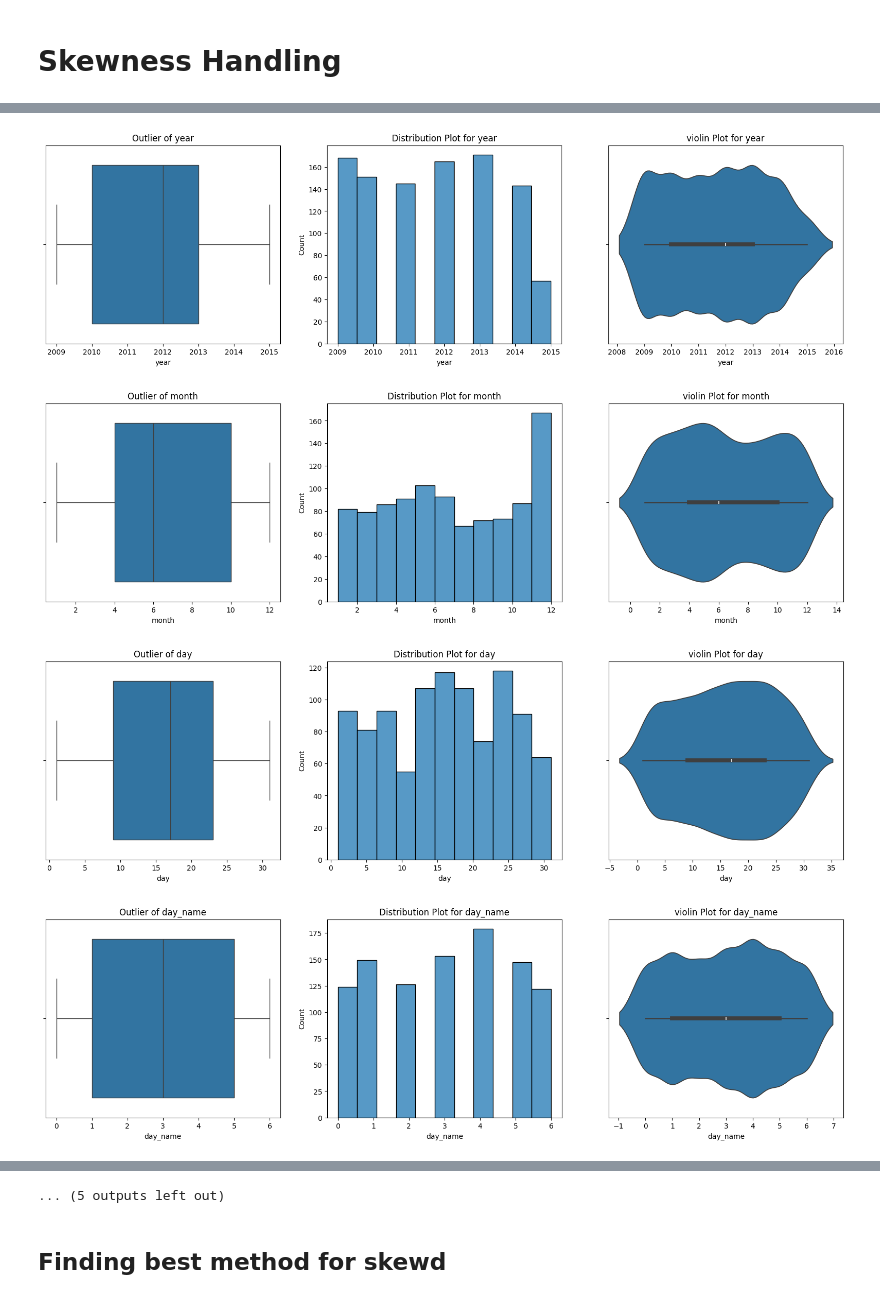
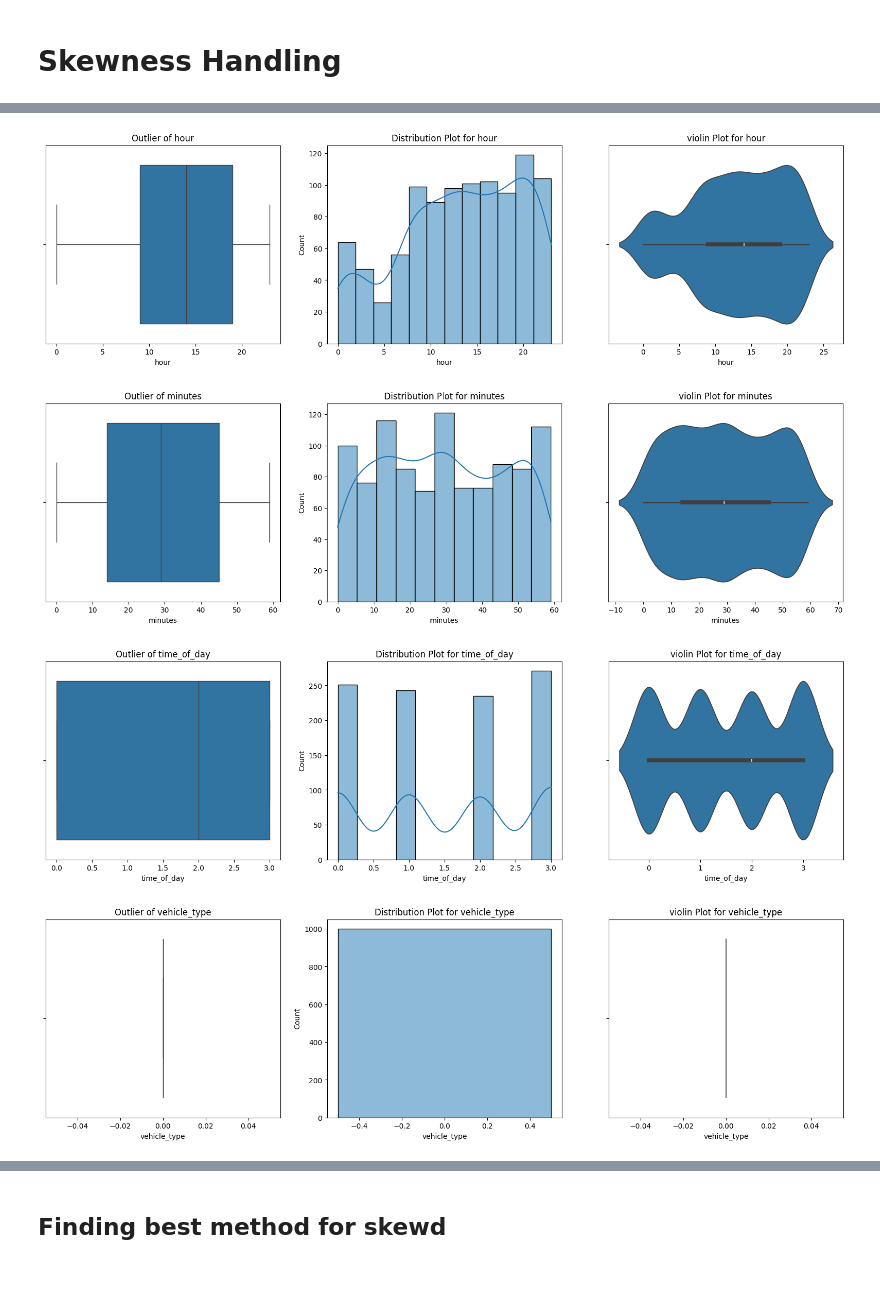
Before and after one commit to AJAYVISWA22/Uber-Fare-Prediction, a Jupyter notebook: Data_EXP.ipynb, the cells around one changed output, grey strips where cells are left out. Drawn from its saved outputs; the diff is of its cells as text; code cells hidden in the pictures.

```diff
--- a/Data_EXP.ipynb
+++ b/Data_EXP.ipynb
@@ -584,0 +873,5 @@ df_null.describe().T
+# %%
+for i in ['fare_amount', 'passenger_count', 'year', 'month', 'day', 'day_name',
+       'week_of_year', 'hour', 'minutes', 'time_of_day', 'vehicle_type',
+       'distance_km']:
+    plot_out(df_out,i)
@@ -584,0 +920,5 @@ df_null.describe().T
+# %%
+for i in ['fare_amount', 'passenger_count', 'year', 'month', 'day', 'day_name',
+       'week_of_year', 'hour', 'minutes', 'time_of_day', 'vehicle_type',
+       'distance_km']:
+    plot_out(df_out,i)
@@ -585,6 +938,6 @@ df_null.describe().T
 # %% [markdown]
 # Skewness Handling
 # %%
-df_skew=df_null.copy()
+df_skew=df_out.copy()
 df_skew.head()
 # %% [output]
@@ -608,7 +961,7 @@ def plot(df,column):
     plt.title(f"Outlier of {column}")
 
     plt.subplot(1,3,2)
-    sns.histplot(data=sampled_df,x=column)
+    sns.histplot(data=sampled_df,x=column, kde=True)
     plt.title(f'Distribution Plot for {column}')
 
     plt.subplot(1,3,3)
@@ -646,8 +1000,7 @@ Index(['fare_amount', 'pickup_longitude', 'pickup_latitude',
       dtype='object')
 # %%
-for i in ['fare_amount', 'pickup_longitude', 'pickup_latitude',
-       'dropoff_longitude', 'dropoff_latitude', 'passenger_count', 'date',
-       'year', 'month', 'day', 'day_name', 'week_of_year', 'hour',
-       'minutes', 'time_of_day', 'vehicle_type', 'distance_km']:
+for i in ['fare_amount', 'passenger_count', 'year', 'month', 'day', 'day_name',
+       'week_of_year', 'hour', 'minutes', 'time_of_day', 'vehicle_type',
+       'distance_km']:
     plot(df_skew,i)
 # %% [output]
@@ -661,4 +1014,4 @@ for i in ['fare_amount', 'pickup_longitude', 'pickup_latitude',
-[figure, old version]
+[figure, new version]
-[figure, old version]
+[figure, new version]
-[figure, old version]
+[figure, new version]
-[figure, old version]
+[figure, new version]
@@ -666,4 +1019,3 @@ for i in ['fare_amount', 'pickup_longitude', 'pickup_latitude',
-... (5 outputs left out)
 # %% [markdown]
 ## Finding best method for skewd
 # %%
```
Also changed, not shown: parts of 54 cells of this notebook.
